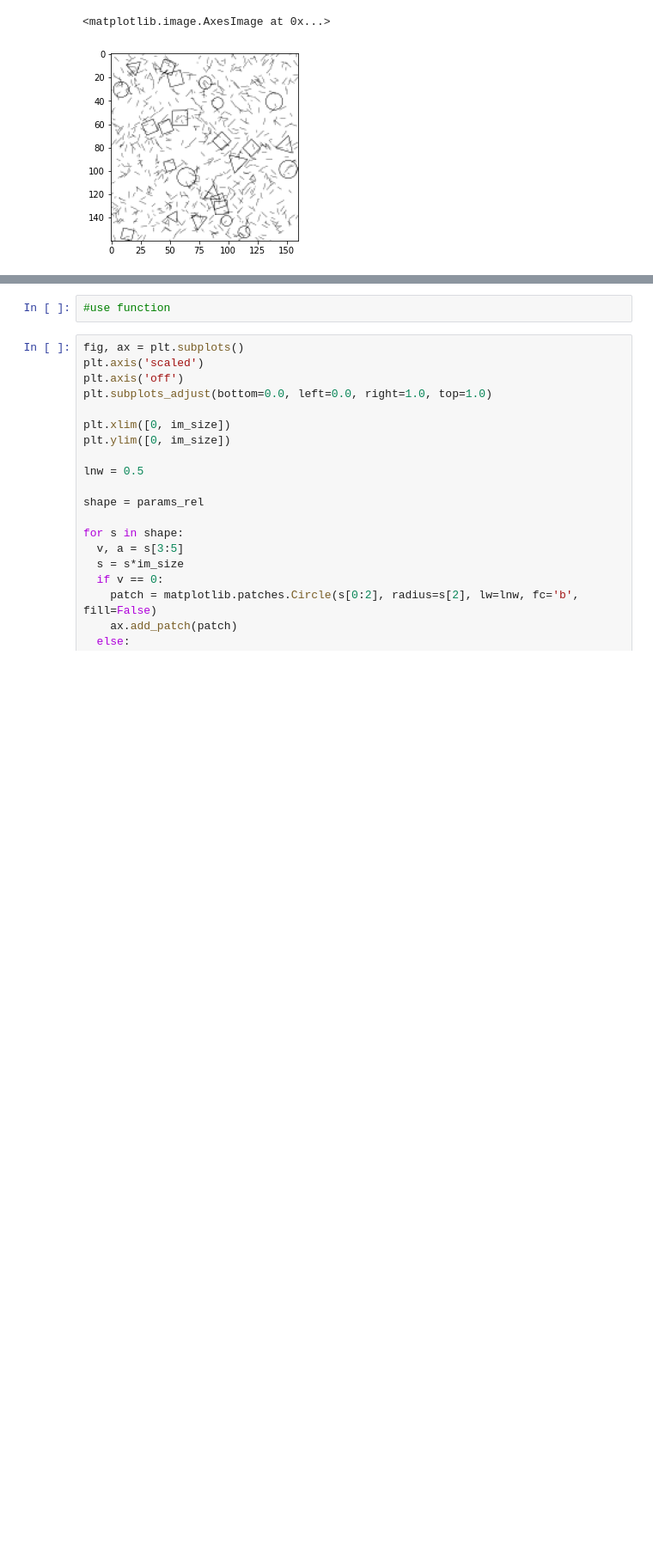
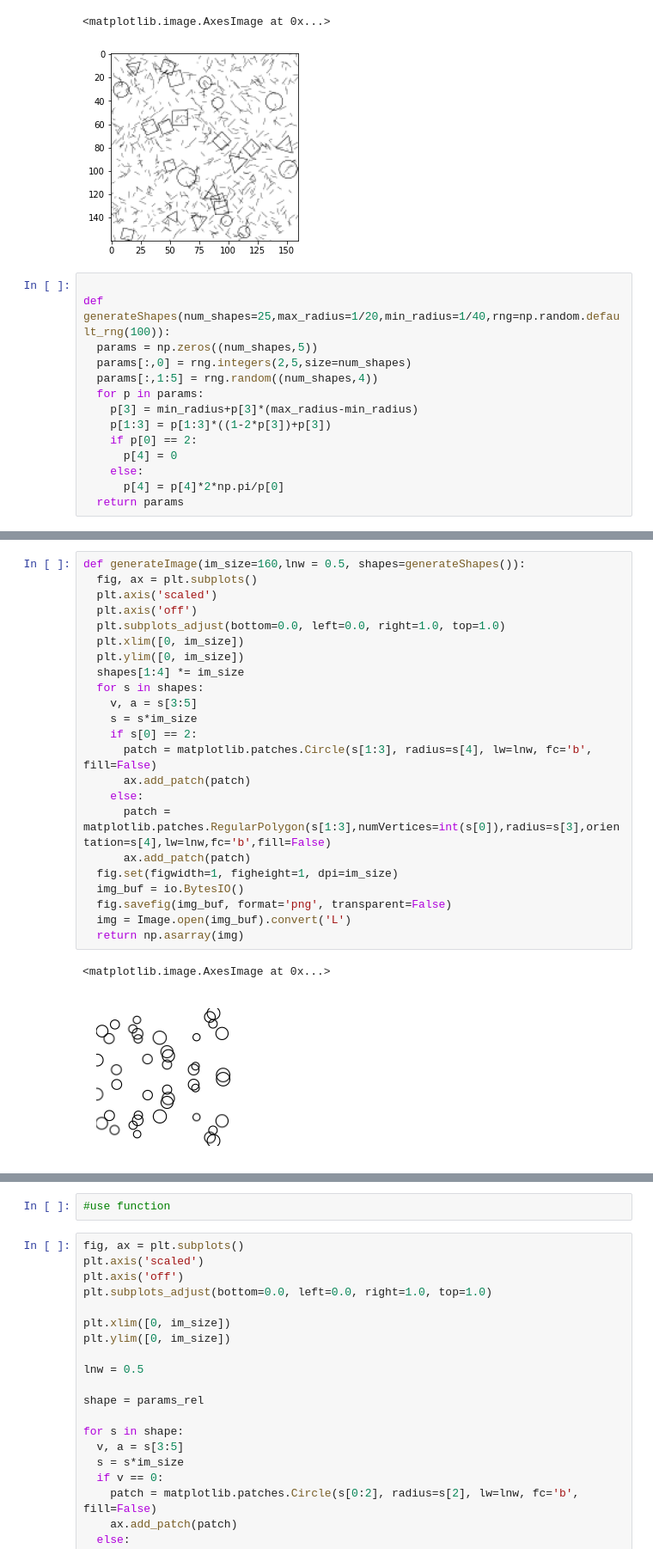
Before and after one commit to riesenn/geomsha, a Jupyter notebook: generator/geomgen.ipynb, the cells around one changed output, grey strips where cells are left out. Shown at 86% size. Saved outputs shown, nothing was run; the diff lists cells and outputs as text; blank space fills up the shorter version.

```diff
--- a/generator/geomgen.ipynb
+++ b/generator/geomgen.ipynb
@@ -93,3 +93,17 @@ plt.imshow(arr)
 # %% [output]
 <matplotlib.image.AxesImage at 0x...>
 [figure]
+# %%
+
+def generateShapes(num_shapes=25,max_radius=1/20,min_radius=1/40,rng=np.random.default_rng(100)):
+  params = np.zeros((num_shapes,5))
+  params[:,0] = rng.integers(2,5,size=num_shapes)
+  params[:,1:5] = rng.random((num_shapes,4))
+  for p in params:
+    p[3] = min_radius+p[3]*(max_radius-min_radius)
+    p[1:3] = p[1:3]*((1-2*p[3])+p[3])
+    if p[0] == 2:
+      p[4] = 0
+    else:
+      p[4] = p[4]*2*np.pi/p[0]
+  return params
@@ -95,0 +128,26 @@ plt.imshow(arr)
+# %%
+def generateImage(im_size=160,lnw = 0.5, shapes=generateShapes()):
+  fig, ax = plt.subplots()
+  plt.axis('scaled')
+  plt.axis('off')
+  plt.subplots_adjust(bottom=0.0, left=0.0, right=1.0, top=1.0)
+  plt.xlim([0, im_size])
+  plt.ylim([0, im_size])
+  shapes[1:4] *= im_size
+  for s in shapes:
+    v, a = s[3:5]
+    s = s*im_size
+    if s[0] == 2:
+      patch = matplotlib.patches.Circle(s[1:3], radius=s[4], lw=lnw, fc='b', fill=False)
+      ax.add_patch(patch)
+    else:
+      patch = matplotlib.patches.RegularPolygon(s[1:3],numVertices=int(s[0]),radius=s[3],orientation=s[4],lw=lnw,fc='b',fill=False)
+      ax.add_patch(patch)
+  fig.set(figwidth=1, figheight=1, dpi=im_size)
+  img_buf = io.BytesIO()
+  fig.savefig(img_buf, format='png', transparent=False)
+  img = Image.open(img_buf).convert('L')
+  return np.asarray(img)
+# %% [output]
+<matplotlib.image.AxesImage at 0x...>
+[figure, added]
```
Also changed, not shown: parts of 5 cells of this notebook.
